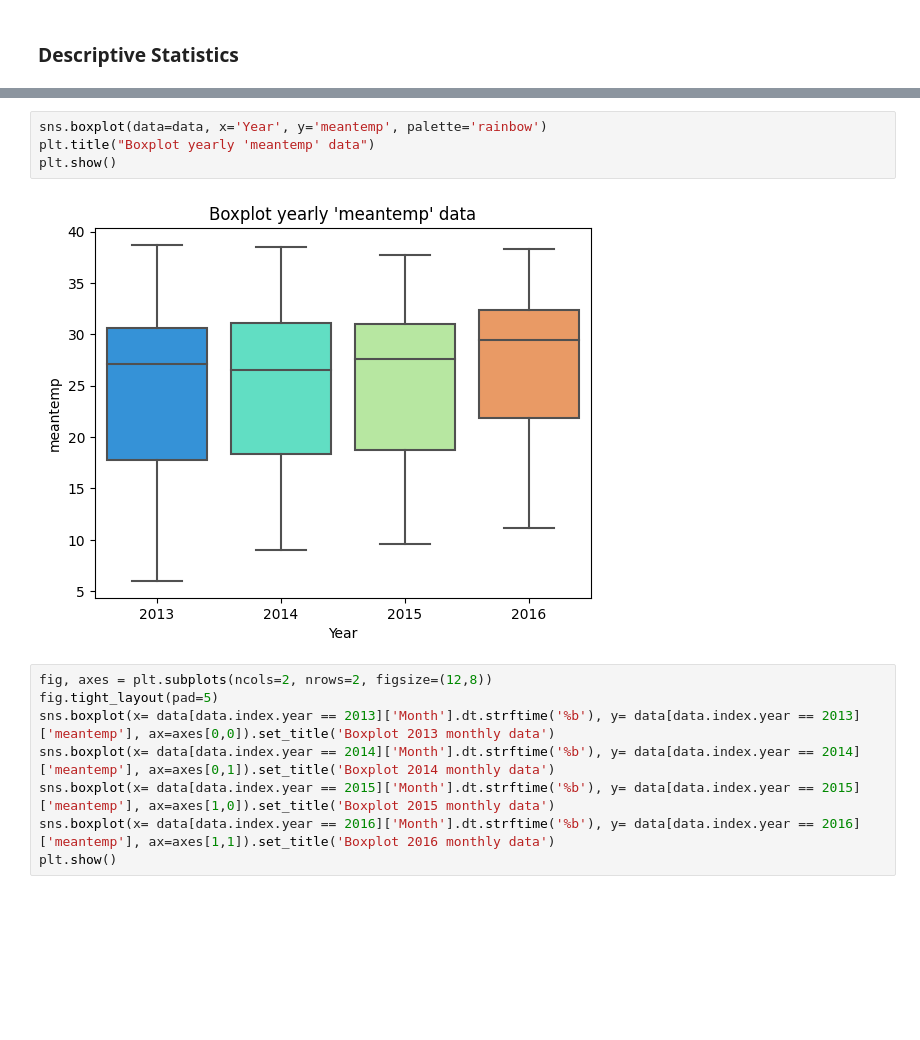
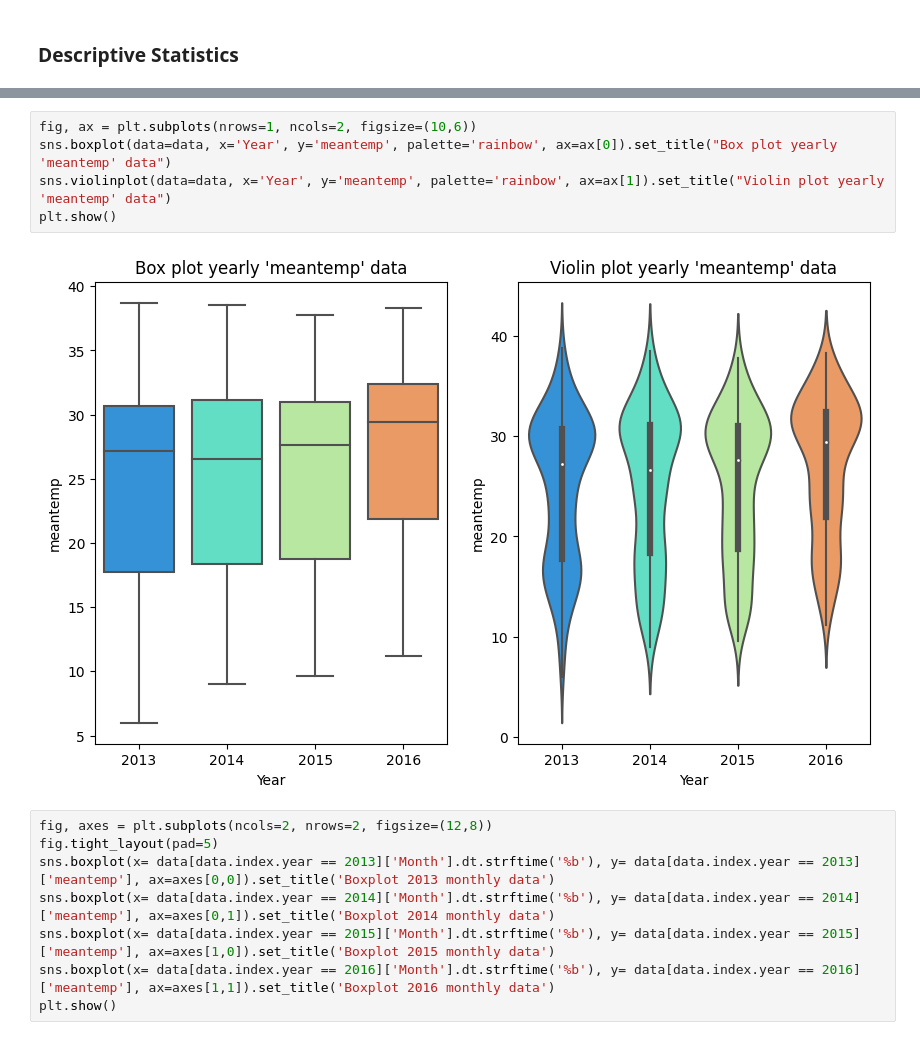
Before and after one commit to marcocolognesi/Weather_Forecast, a Jupyter notebook: project.ipynb, the cells around one changed output, grey strips where cells are left out. Saved outputs shown, nothing was run; the diff lists cells and outputs as text; blank space fills up the shorter version.

```diff
--- a/project.ipynb
+++ b/project.ipynb
@@ -117,9 +138,10 @@ plt.show()
-# %%
-sns.boxplot(data=data, x='Year', y='meantemp', palette='rainbow')
-plt.title("Boxplot yearly 'meantemp' data")
-plt.show()
-# %% [output]
-[figure, removed]
+# %%
+fig, ax = plt.subplots(nrows=1, ncols=2, figsize=(10,6))
+sns.boxplot(data=data, x='Year', y='meantemp', palette='rainbow', ax=ax[0]).set_title("Box plot yearly 'meantemp' data")
+sns.violinplot(data=data, x='Year', y='meantemp', palette='rainbow', ax=ax[1]).set_title("Violin plot yearly 'meantemp' data")
+plt.show()
+# %% [output]
+[figure, added]
 # %%
 fig, axes = plt.subplots(ncols=2, nrows=2, figsize=(12,8))
 fig.tight_layout(pad=5)
```
Also changed, not shown: parts of 10 cells of this notebook.
